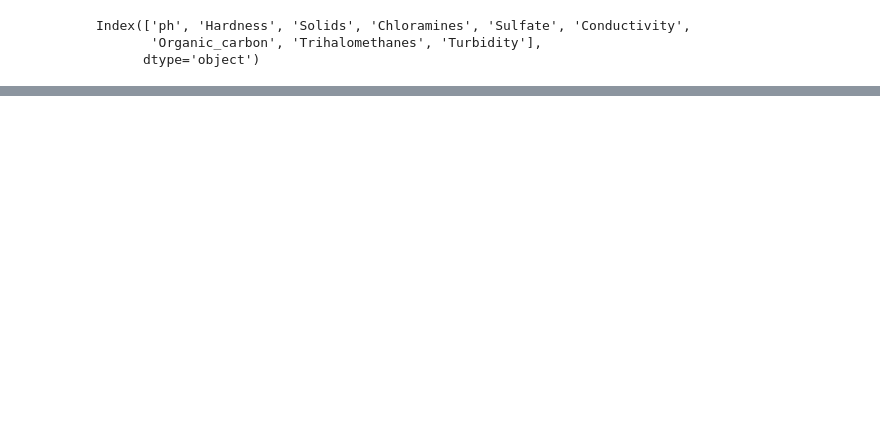
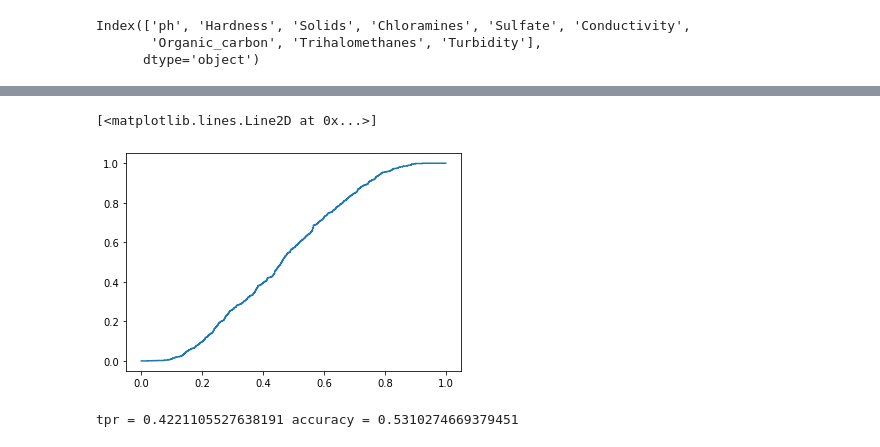
Before and after one commit to NathanGPS/ApprAuto, a Jupyter notebook: test.ipynb, the cells around one changed output, grey strips where cells are left out. Saved outputs shown, nothing was run; the diff lists cells and outputs as text; code cells hidden in the pictures; blank space fills up the shorter version.

```diff
--- a/test.ipynb
+++ b/test.ipynb
@@ -105,0 +202,5 @@ Index(['ph', 'Hardness', 'Solids', 'Chloramines', 'Sulfate', 'Conductivity',
+# %%
+a = X_train[["ph"]].iloc[2292]
+type(a.values[0])
+X_train_2 = X_train.fillna(0)
+X_train_2
@@ -105,0 +301,16 @@ Index(['ph', 'Hardness', 'Solids', 'Chloramines', 'Sulfate', 'Conductivity',
+# %%
+from sklearn.metrics import roc_curve
+fp,tp,_ = roc_curve(y_train,y_train_pred)
+plt.plot(fp,tp)
+# %% [output]
+[<matplotlib.lines.Line2D at 0x...>]
+[figure, added]
+# %%
+y_test_pred = lm.predict(X_test_sm).apply(lambda x: 1 if x>= 0.5 else 0)
+
+cf = confusion_matrix(y_test,y_test_pred)
+acc = (cf[0,0] + cf[1,1])/(cf[0,0] + cf[0,1] + cf[1,1] +cf[1,0])
+tpr = cf[1,1]/(cf[1,0] + cf[1,1])
+print(f"tpr = {tpr} accuracy = {acc}")
+# %% [output]
+tpr = 0.4221105527638191 accuracy = 0.5310274669379451
```
Also changed, not shown: parts of 28 cells of this notebook, 2 other files.
